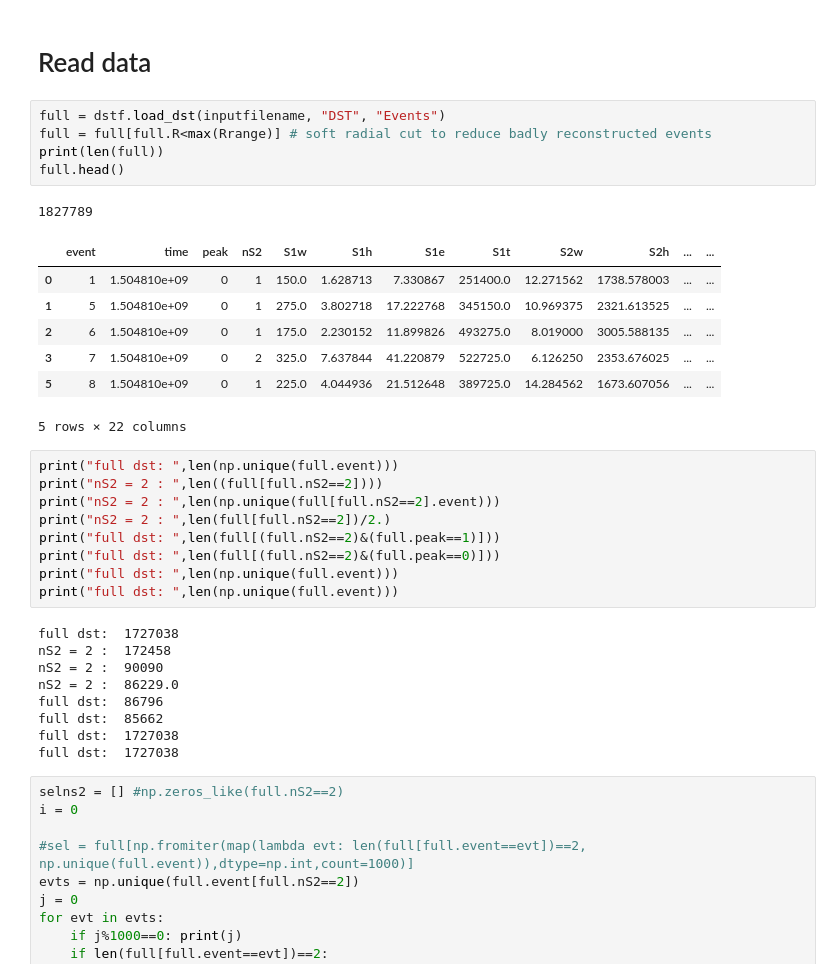
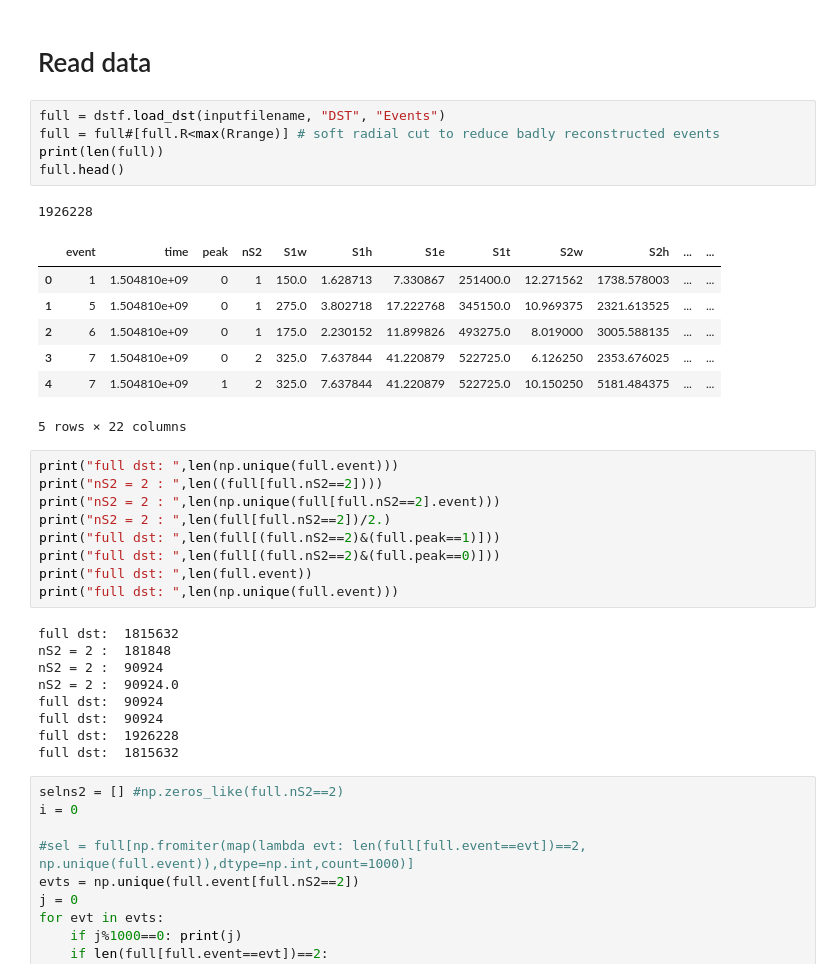
Before and after one commit to bpalmeiro/ICARO, a Jupyter notebook: icaro/KrMay/Run4628_michel.ipynb, the cells around one changed output. Cells and saved outputs as stored; diff of their text form.

```diff
--- a/icaro/KrMay/Run4628_michel.ipynb
+++ b/icaro/KrMay/Run4628_michel.ipynb
@@ -107,17 +107,17 @@ if not os.path.exists(outputfolder):
 # Read data
 # %%
 full = dstf.load_dst(inputfilename, "DST", "Events")
-full = full[full.R<max(Rrange)] # soft radial cut to reduce badly reconstructed events
+full = full#[full.R<max(Rrange)] # soft radial cut to reduce badly reconstructed events
 print(len(full))
 full.head()
 # %% [output]
-1827789
+1926228
 |  | event | time | peak | nS2 | S1w | S1h | S1e | S1t | S2w | S2h | ... | ... |
 | 0 | 1 | 1.504810e+09 | 0 | 1 | 150.0 | 1.628713 | 7.330867 | 251400.0 | 12.271562 | 1738.578003 | ... | ... |
 | 1 | 5 | 1.504810e+09 | 0 | 1 | 275.0 | 3.802718 | 17.222768 | 345150.0 | 10.969375 | 2321.613525 | ... | ... |
 | 2 | 6 | 1.504810e+09 | 0 | 1 | 175.0 | 2.230152 | 11.899826 | 493275.0 | 8.019000 | 3005.588135 | ... | ... |
 | 3 | 7 | 1.504810e+09 | 0 | 2 | 325.0 | 7.637844 | 41.220879 | 522725.0 | 6.126250 | 2353.676025 | ... | ... |
-| 5 | 8 | 1.504810e+09 | 0 | 1 | 225.0 | 4.044936 | 21.512648 | 389725.0 | 14.284562 | 1673.607056 | ... | ... |
+| 4 | 7 | 1.504810e+09 | 1 | 2 | 325.0 | 7.637844 | 41.220879 | 522725.0 | 10.150250 | 5181.484375 | ... | ... |
 5 rows × 22 columns
 # %%
 print("full dst: ",len(np.unique(full.event)))
@@ -126,17 +126,17 @@ print("nS2 = 2 : ",len(np.unique(full[full.nS2==2].event)))
 print("nS2 = 2 : ",len(full[full.nS2==2])/2.)
 print("full dst: ",len(full[(full.nS2==2)&(full.peak==1)]))
 print("full dst: ",len(full[(full.nS2==2)&(full.peak==0)]))
+print("full dst: ",len(full.event))
 print("full dst: ",len(np.unique(full.event)))
-print("full dst: ",len(np.unique(full.event)))
 # %% [output]
-full dst:  1727038
-nS2 = 2 :  172458
-nS2 = 2 :  90090
-nS2 = 2 :  86229.0
-full dst:  86796
-full dst:  85662
-full dst:  1727038
-full dst:  1727038
+full dst:  1815632
+nS2 = 2 :  181848
+nS2 = 2 :  90924
+nS2 = 2 :  90924.0
+full dst:  90924
+full dst:  90924
+full dst:  1926228
+full dst:  1815632
 # %%
 selns2 = [] #np.zeros_like(full.nS2==2)
 i = 0
```
Also changed, not shown: parts of 1 cell of this notebook, 2 other files.
